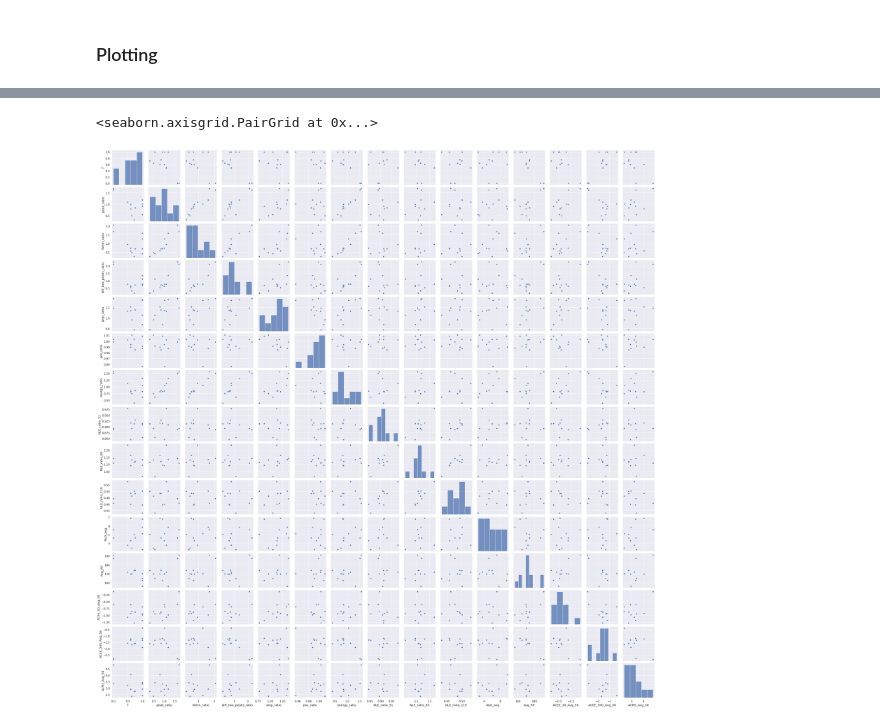
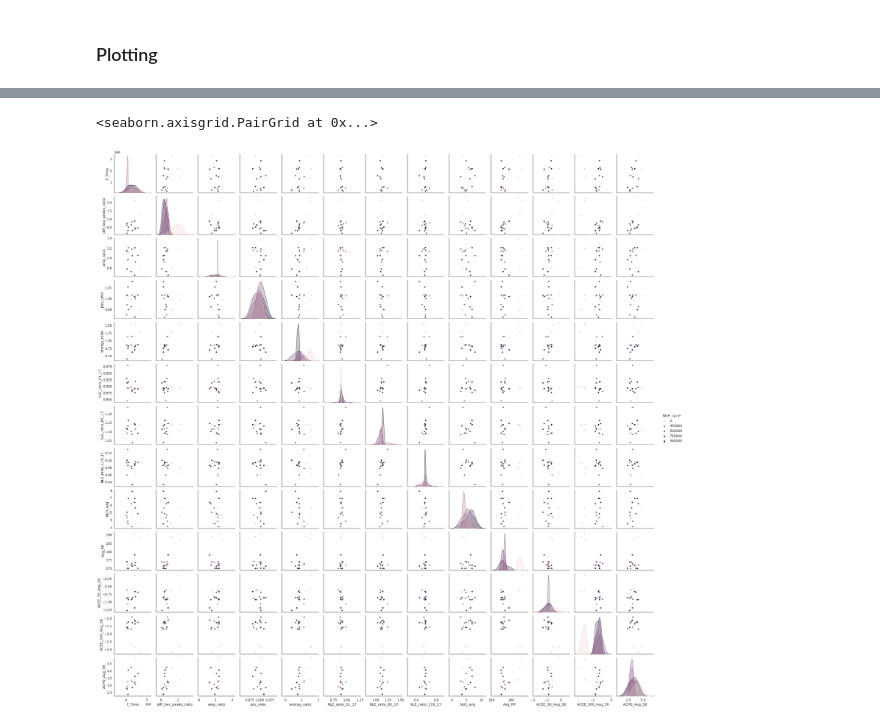
Before and after one commit to Marie-anneMawhin/Oct20_EPRI, a Jupyter notebook: Task3/NB/NB_data_exploration/Merge_corr_reg.ipynb, the cells around one changed output, grey strips where cells are left out. Drawn from its saved outputs; the diff is of its cells as text; code cells hidden in the pictures.

```diff
--- a/Task3/NB/NB_data_exploration/Merge_corr_reg.ipynb
+++ b/Task3/NB/NB_data_exploration/Merge_corr_reg.ipynb
@@ -36,7 +35,8 @@ plot_corr(data_f, figsize=(10,10))
-# %%
-sns.pairplot(data_f)
-# %% [output]
-<seaborn.axisgrid.PairGrid at 0x...>
-[figure, removed]
+# %%
+sns.set_style('white')
+sns.pairplot(data.drop('Observed', axis=1), hue='NDE_cycle')
+# %% [output]
+<seaborn.axisgrid.PairGrid at 0x...>
+[figure, added]
 # %%
 test = pd.melt(data_f,
```
Also changed, not shown: parts of 12 cells of this notebook.
